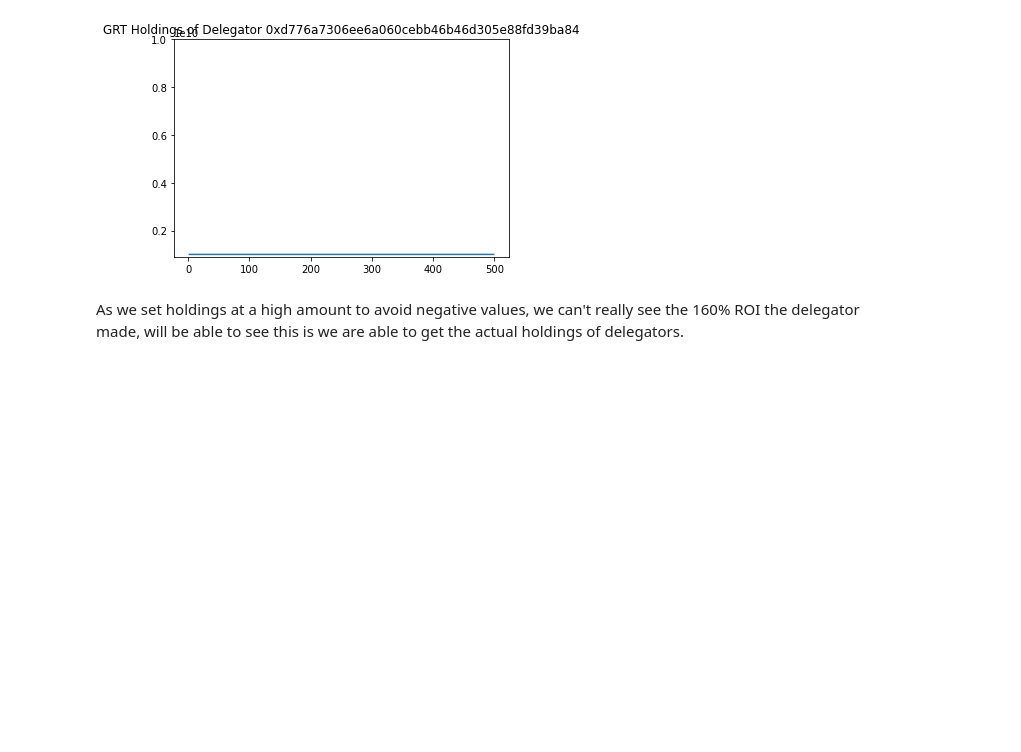
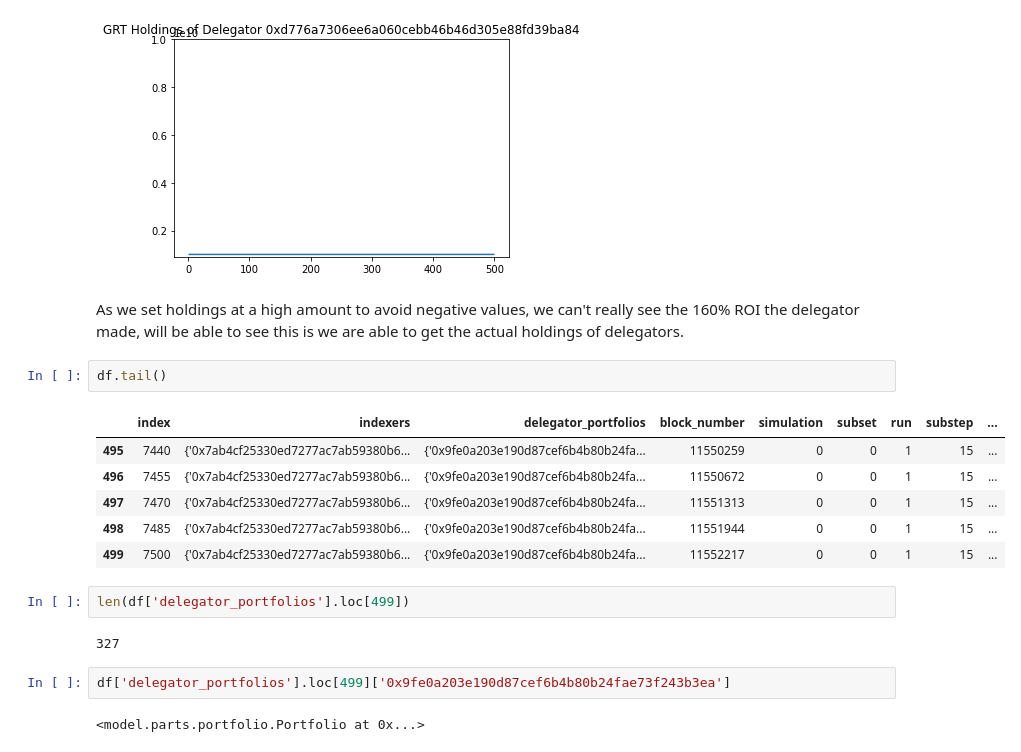
Before and after one commit to BlockScience/TheGraph, a Jupyter notebook: delegator_portfolio.ipynb, the cells around one changed output. Drawn from its saved outputs; the diff is of its cells as text; blank space fills up the shorter version.

```diff
--- a/delegator_portfolio.ipynb
+++ b/delegator_portfolio.ipynb
@@ -85,3 +85,20 @@ plt.ylim(900000000, 10000000000);
 [figure]
 # %% [markdown]
 As we set holdings at a high amount to avoid negative values, we can't really see the 160% ROI the delegator made, will be able to see this is we are able to get the actual holdings of delegators.
+# %%
+df.tail()
+# %% [output]
+|  | index | indexers | delegator_portfolios | block_number | simulation | subset | run | substep | ... |
+| 495 | 7440 | {'0x7ab4cf25330ed7277ac7ab59380b6... | {'0x9fe0a203e190d87cef6b4b80b24fa... | 11550259 | 0 | 0 | 1 | 15 | ... |
+| 496 | 7455 | {'0x7ab4cf25330ed7277ac7ab59380b6... | {'0x9fe0a203e190d87cef6b4b80b24fa... | 11550672 | 0 | 0 | 1 | 15 | ... |
+| 497 | 7470 | {'0x7ab4cf25330ed7277ac7ab59380b6... | {'0x9fe0a203e190d87cef6b4b80b24fa... | 11551313 | 0 | 0 | 1 | 15 | ... |
+| 498 | 7485 | {'0x7ab4cf25330ed7277ac7ab59380b6... | {'0x9fe0a203e190d87cef6b4b80b24fa... | 11551944 | 0 | 0 | 1 | 15 | ... |
+| 499 | 7500 | {'0x7ab4cf25330ed7277ac7ab59380b6... | {'0x9fe0a203e190d87cef6b4b80b24fa... | 11552217 | 0 | 0 | 1 | 15 | ... |
+# %%
+len(df['delegator_portfolios'].loc[499])
+# %% [output]
+327
+# %%
+df['delegator_portfolios'].loc[499]['0x9fe0a203e190d87cef6b4b80b24fae73f243b3ea']
+# %% [output]
+<model.parts.portfolio.Portfolio at 0x...>
```
Also changed, not shown: 1 other file.
